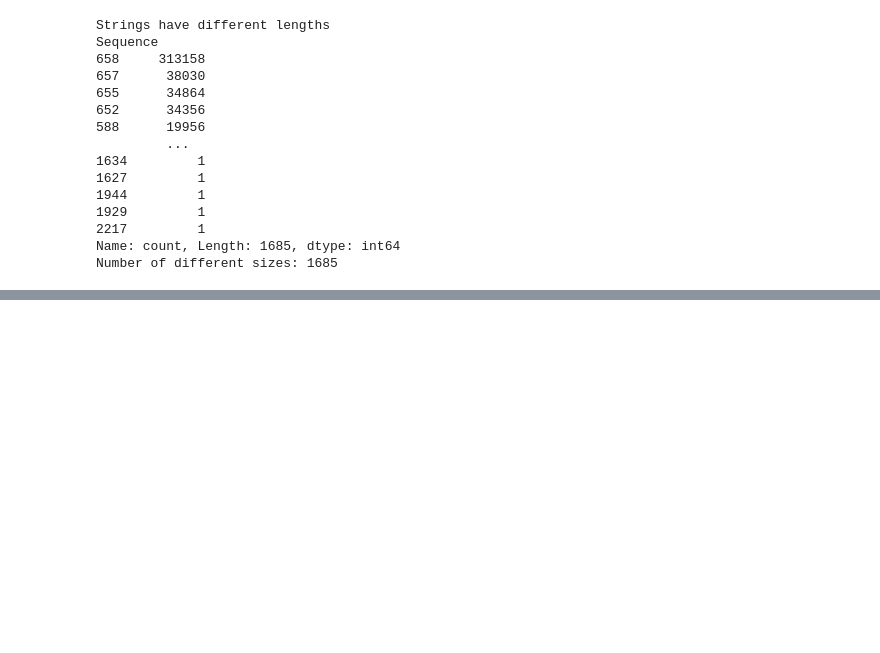
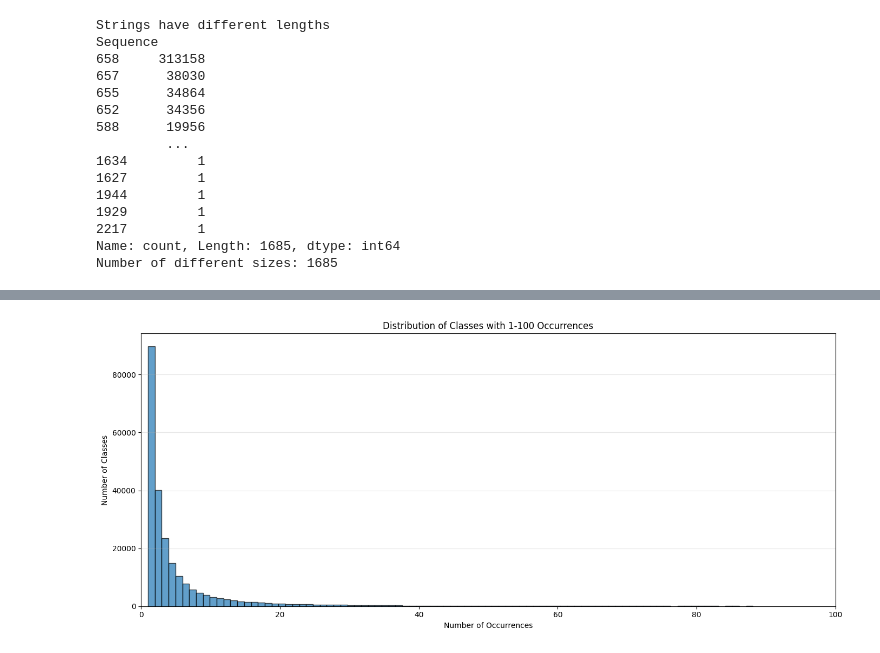
Before and after one commit to NeoMakesGames/Taxi, a Jupyter notebook: data/datos.ipynb, the cells around one changed output, grey strips where cells are left out. Cells and saved outputs as stored; diff of their text form; code cells hidden in the pictures; blank space fills up the shorter version.

```diff
--- a/data/datos.ipynb
+++ b/data/datos.ipynb
@@ -101,0 +120,12 @@ value = db[db[''] == 'John']['age'].iloc[0]  # First match
+# %%
+plt.figure(figsize=(14, 6))
+plt.hist(filtered_counts.values, bins=100, edgecolor='black', alpha=0.7)
+plt.title('Distribution of Classes with 1-100 Occurrences')
+plt.xlabel('Number of Occurrences')
+plt.ylabel('Number of Classes')
+plt.xlim(0, 100)
+plt.grid(axis='y', alpha=0.3)
+plt.tight_layout()
+plt.show()
+# %% [output]
+[figure, added]
```
Also changed, not shown: parts of 8 cells of this notebook, 2 other files.
